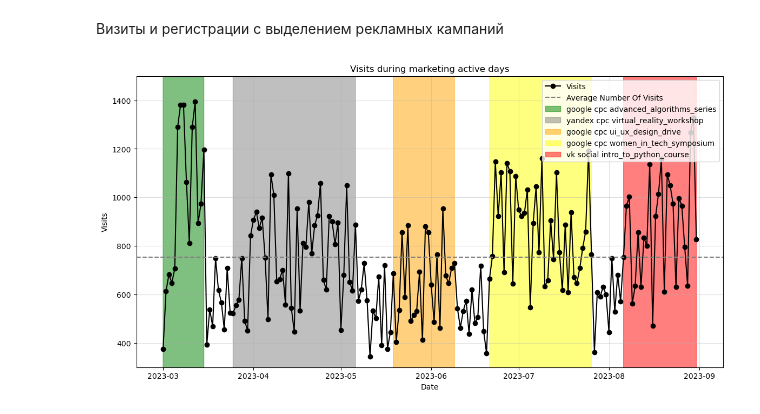
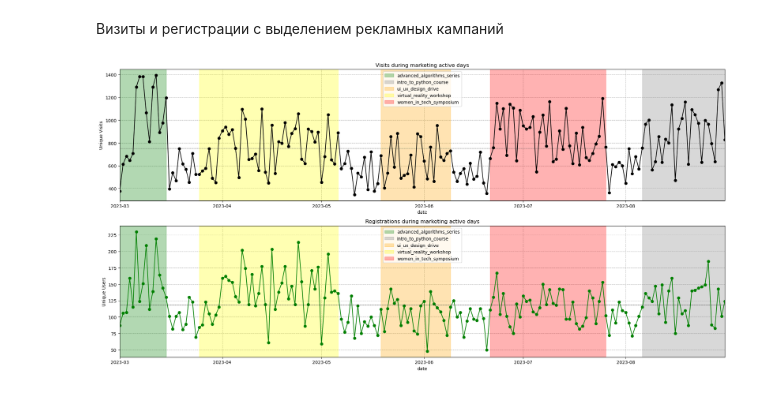
Before and after one commit to annabad/data-analytics-project-100, a Jupyter notebook: charts_project.ipynb, the cells around one changed output. Cells and saved outputs as stored; diff of their text form; code cells hidden in the pictures.

```diff
--- a/charts_project.ipynb
+++ b/charts_project.ipynb
@@ -321,56 +320,55 @@ plt.show()
 # %% [markdown]
 Визиты и регистрации с выделением рекламных кампаний
 # %%
-fig, ax = plt.subplots()
-fig.set_size_inches(14, 7)
+fig, ax = plt.subplots(figsize=(20, 10), nrows=2, ncols=1, layout='tight')
+
+color_palette = ['green','grey','orange','yellow','red']
 
 # Датафрейм с датами начала и окончания рекламных кампаний
-ads_dates = data.groupby(['utm_campaign'], as_index=False).date_group.agg(['min', 'max'])
+ads_dates = result.groupby(['utm_campaign'], as_index=False).date_group.agg(['min', 'max'])
+ads_dates.sort_values(by='min')
+y_1 = data['visits']
+y_2 = data['registrations']
+x = data['date_group']
+i = j = 0
 
-values = data['visits']
-labels = data['date_group']
 
-ax.plot(labels, values, 'ko-')
-ax.grid(True, linestyle='-', alpha=0.4)
-ax.set(ylabel='Visits', xlabel='Date', title='Visits during marketing active days', ylim=(300,1500))
+for id, row in ads_dates.iterrows():
+    x0 = row['min']
+    x1 = row['max']
+    annotation_text = row['utm_campaign']
+    color=color_palette[i]
+    i += 1
+    ax[0].axvspan(x0, x1, color=color, alpha = 0.3, label = annotation_text)
 
-# Рисуем линию среднего
-plt.axhline(y=values.mean(), color='grey', linestyle='--')
+ax[0].plot(x, y_1, marker='o', color='black')
+ax[0].set_title('Visits during marketing active days')
+ax[0].set_xlabel('date')
+ax[0].set_ylabel('Unique Visits')
+ax[0].margins(x=0)
+ax[0].grid(True, linestyle='dashed')
+ax[0].set_axisbelow(True)
+ax[0].legend(loc='upper center')
+ax[0].axhline(data['visits'].mean(),  color='black', linestyle='--', linewidth=0.5)
 
-# Обозначаем периоды проведения рекламных кампаний
-plt.fill_betweenx(np.arange(0, 1500, 1),
-                      ads_dates[ads_dates['utm_campaign']=='advanced_algorithms_series']['min'],
-                      ads_dates[ads_dates['utm_campaign']=='advanced_algorithms_series']['max'],
-                      alpha = 0.5, color = 'green')
+for id, row in ads_dates.iterrows():
+    x0 = row['min']
+    x1 = row['max']
+    annotation_text = row['utm_campaign']
+    color=color_palette[j]
+    j += 1
+    ax[1].axvspan(x0, x1, color=color, alpha = 0.3, label = annotation_text)
 
-plt.fill_betweenx(np.arange(0, 1500, 1),
-                      ads_dates[ads_dates['utm_campaign']=='virtual_reality_workshop']['min'],
-                      ads_dates[ads_dates['utm_campaign']=='virtual_reality_workshop']['max'],
-                      alpha = 0.5, color = 'grey')
-
-plt.fill_betweenx(np.arange(0, 1500, 1),
-                      ads_dates[ads_dates['utm_campaign']=='ui_ux_design_drive']['min'],
-                      ads_dates[ads_dates['utm_campaign']=='ui_ux_design_drive']['max'],
-                      alpha = 0.5, color = 'orange')
-
-plt.fill_betweenx(np.arange(0, 1500, 1),
-                      ads_dates[ads_dates['utm_campaign']=='women_in_tech_symposium']['min'],
-                      ads_dates[ads_dates['utm_campaign']=='women_in_tech_symposium']['max'],
-                      alpha = 0.5, color = 'yellow')
-
-plt.fill_betweenx(np.arange(0, 1500, 1),
-                      ads_dates[ads_dates['utm_campaign']=='intro_to_python_course']['min'],
-                      ads_dates[ads_dates['utm_campaign']=='intro_to_python_course']['max'],
-                      alpha = 0.5, color = 'red')
-
-ax.legend(['Visits',
-           'Average Number Of Visits',
-           'google cpc advanced_algorithms_series',
-           'yandex cpc virtual_reality_workshop',
-           'google cpc ui_ux_design_drive',
-           'google cpc women_in_tech_symposium',
-           'vk social intro_to_python_course'])
-plt.savefig('./charts/Visits_marketing.png')
+ax[1].plot(x, y_2, marker='o', color='green')
+ax[1].set_title('Registrations during marketing active days')
+ax[1].set_xlabel('date')
+ax[1].set_ylabel('Unique Users')
+ax[1].margins(x=0)
+ax[1].grid(True, linestyle='dashed')
+ax[1].set_axisbelow(True)
+ax[1].legend(loc='upper center')
+ax[1].axhline(data['registrations'].mean(),  color='black', linestyle='--', linewidth=0.5)
+plt.savefig('./charts/Visits_Regs_marketing.png')
 plt.show()
 # %% [output]
-[figure, old version]
+[figure, new version]
```
Also changed, not shown: parts of 16 cells of this notebook, 12 other files.
